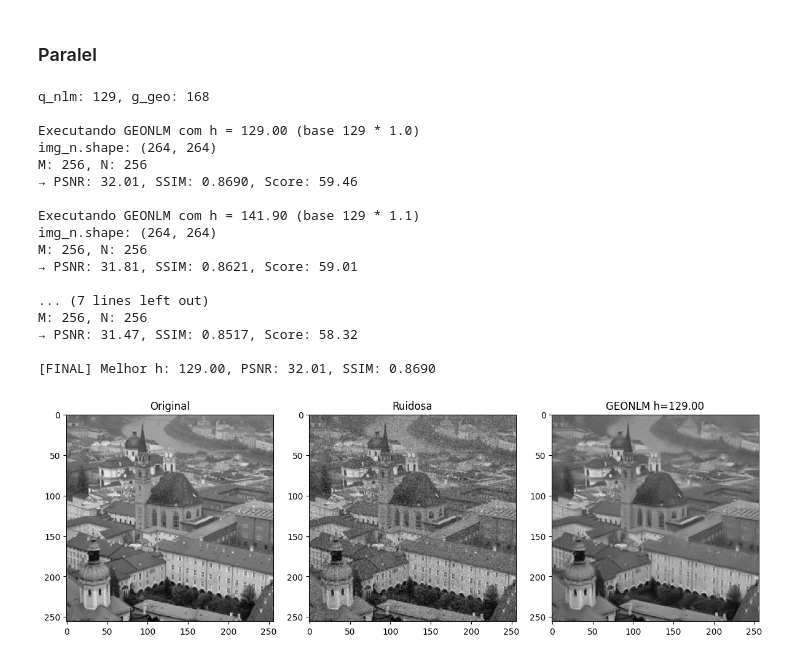
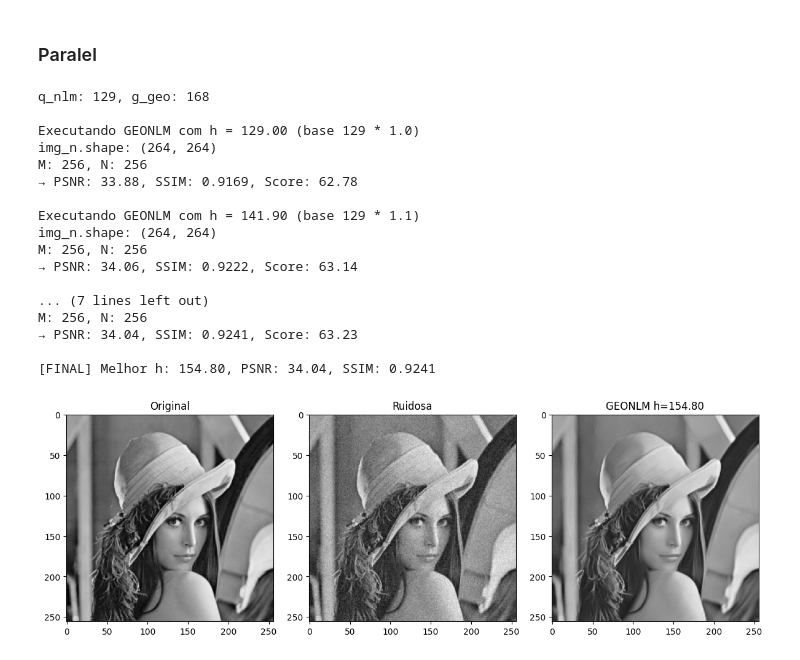
Before and after one commit to AdrianoCarvalh0/ProjectDoutorado, a Jupyter notebook: wvc/256x256/Cuda_Gaussian_funcionando.ipynb, the cells around one changed output. Drawn from its saved outputs; the diff is of its cells as text; code cells hidden in the pictures.

```diff
--- a/wvc/256x256/Cuda_Gaussian_funcionando.ipynb
+++ b/wvc/256x256/Cuda_Gaussian_funcionando.ipynb
@@ -953,7 +953,7 @@ t = 7
 nn = 10
 
 # Carregamento
-img_path = '../images/4.gif'
+img_path = '../images/0.gif'
 img = skimage.io.imread(img_path)
 img = img[0, :, :] if len(img.shape) > 2 else img
 if len(img.shape) > 2:
@@ -969,35 +969,35 @@ img_noisy_mirror = mirror_cpu(img_noisy, f)
 
 # Execução GEONLM
 melhor_img, melhor_h, psnr, ssim = run_geonlm_pipeline(
     img_original=img_downscale,
     img_noisy=img_noisy_mirror,
     f=f, t=t,
     h_base=h_nlm,
     nn=nn
 )
 
 # Visualização
 plt.figure(figsize=(12,4))
 plt.subplot(1,3,1); plt.title("Original"); plt.imshow(img_downscale.astype(np.uint8), cmap='gray')
 plt.subplot(1,3,2); plt.title("Ruidosa"); plt.imshow(img_noisy.astype(np.uint8), cmap='gray')
 plt.subplot(1,3,3); plt.title(f"GEONLM h={melhor_h:.2f}"); plt.imshow(melhor_img.astype(np.uint8), cmap='gray')
 plt.tight_layout(); plt.show()
 # %% [output]
 q_nlm: 129, g_geo: 168
 
 Executando GEONLM com h = 129.00 (base 129 * 1.0)
 img_n.shape: (264, 264)
 M: 256, N: 256
-→ PSNR: 32.01, SSIM: 0.8690, Score: 59.46
+→ PSNR: 33.88, SSIM: 0.9169, Score: 62.78
 
 Executando GEONLM com h = 141.90 (base 129 * 1.1)
 img_n.shape: (264, 264)
 M: 256, N: 256
-→ PSNR: 31.81, SSIM: 0.8621, Score: 59.01
+→ PSNR: 34.06, SSIM: 0.9222, Score: 63.14
 
 ... (7 lines left out)
 M: 256, N: 256
-→ PSNR: 31.47, SSIM: 0.8517, Score: 58.32
+→ PSNR: 34.04, SSIM: 0.9241, Score: 63.23
 
-[FINAL] Melhor h: 129.00, PSNR: 32.01, SSIM: 0.8690
+[FINAL] Melhor h: 154.80, PSNR: 34.04, SSIM: 0.9241
-[figure, old version]
+[figure, new version]
```
